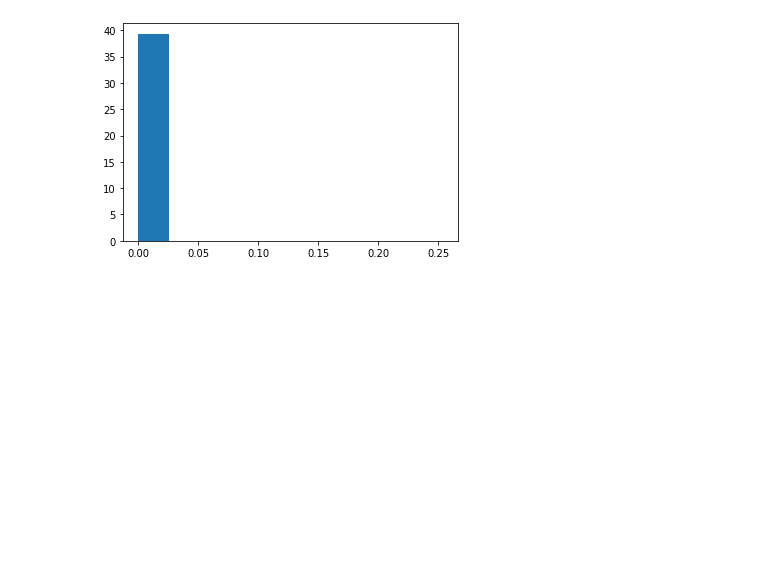
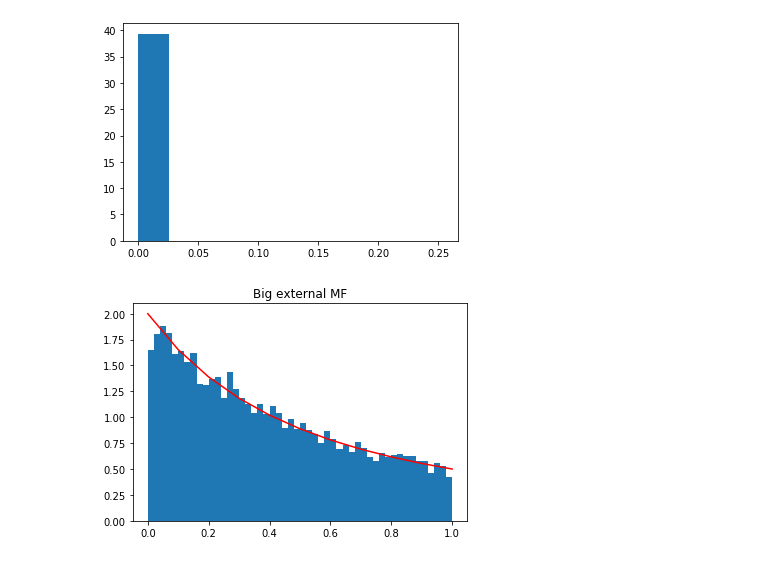
Before and after one commit to python-cbpf/dynamical-systems-lfcmoraes, a Jupyter notebook: heisenber_hamiltonian_with_caos.ipynb, the cells around one changed output. Cells and saved outputs as stored; diff of their text form; code cells hidden in the pictures; blank space fills up the shorter version.

```diff
--- a/heisenber_hamiltonian_with_caos.ipynb
+++ b/heisenber_hamiltonian_with_caos.ipynb
@@ -140,3 +140,15 @@ plt.hist(sn,density=1)
 plt.show()
 # %% [output]
 [figure]
+# %%
+sn.shape
+x = np.arange(0,1.05,.1)
+y = 2/(1+x)**2
+y_2 = 27/4*(x + x*x)/(1+x+ x*x)**(1+3/2)
+plt.hist(rn,density=1, bins=50)
+plt.plot(x,y,'-',color='red')
+#plt.plot(x,y_2, '-', color='red')
+plt.title('Big external MF')
+plt.show()
+# %% [output]
+[figure, added]
```
